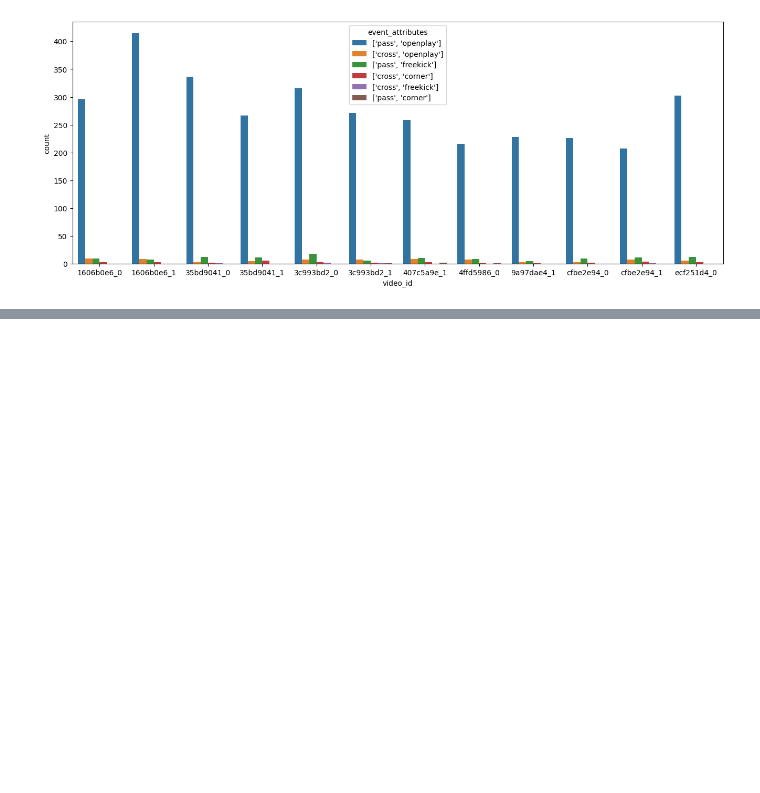
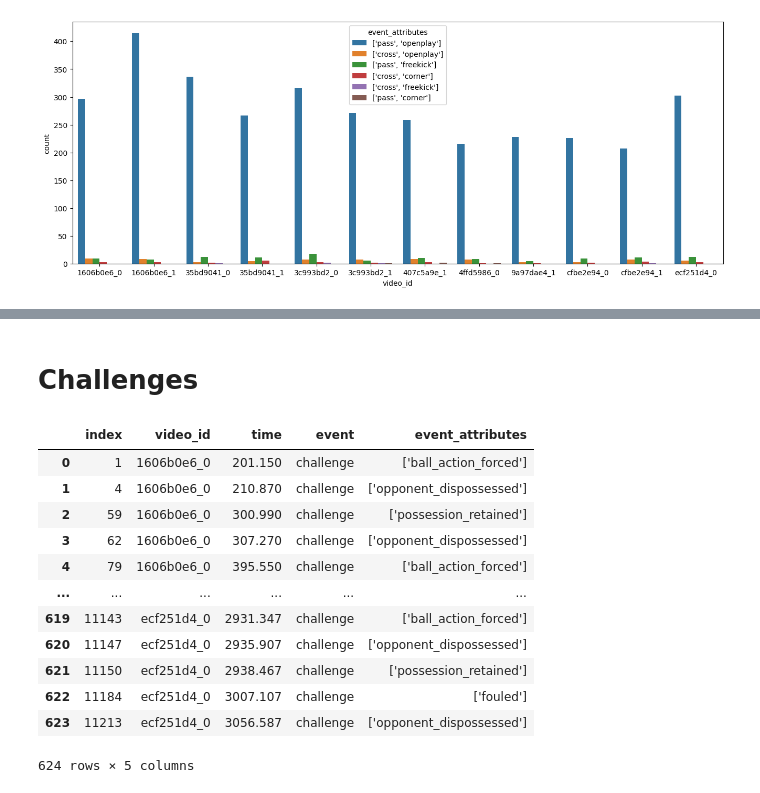
Before and after one commit to TheWangAndOnly/Bundesliga, a Jupyter notebook: notebooks/Bundesliga_data_shootout.ipynb, the cells around one changed output, grey strips where cells are left out. Drawn from its saved outputs; the diff is of its cells as text; code cells hidden in the pictures; blank space fills up the shorter version.

```diff
--- a/Bundesliga_data_shootout.ipynb
+++ b/notebooks/Bundesliga_data_shootout.ipynb
@@ -196,0 +197,19 @@ Moviepy - Command successful
+# %% [markdown]
+# Challenges
+# %%
+df_chall = df[df['event'] == 'challenge'].reset_index()
+df_chall
+# %% [output]
+|  | index | video_id | time | event | event_attributes |
+| 0 | 1 | 1606b0e6_0 | 201.150 | challenge | ['ball_action_forced'] |
+| 1 | 4 | 1606b0e6_0 | 210.870 | challenge | ['opponent_dispossessed'] |
+| 2 | 59 | 1606b0e6_0 | 300.990 | challenge | ['possession_retained'] |
+| 3 | 62 | 1606b0e6_0 | 307.270 | challenge | ['opponent_dispossessed'] |
+| 4 | 79 | 1606b0e6_0 | 395.550 | challenge | ['ball_action_forced'] |
+| ... | ... | ... | ... | ... | ... |
+| 619 | 11143 | ecf251d4_0 | 2931.347 | challenge | ['ball_action_forced'] |
+| 620 | 11147 | ecf251d4_0 | 2935.907 | challenge | ['opponent_dispossessed'] |
+| 621 | 11150 | ecf251d4_0 | 2938.467 | challenge | ['possession_retained'] |
+| 622 | 11184 | ecf251d4_0 | 3007.107 | challenge | ['fouled'] |
+| 623 | 11213 | ecf251d4_0 | 3056.587 | challenge | ['opponent_dispossessed'] |
+624 rows × 5 columns
```
Also changed, not shown: parts of 8 cells of this notebook, 1 other file.
